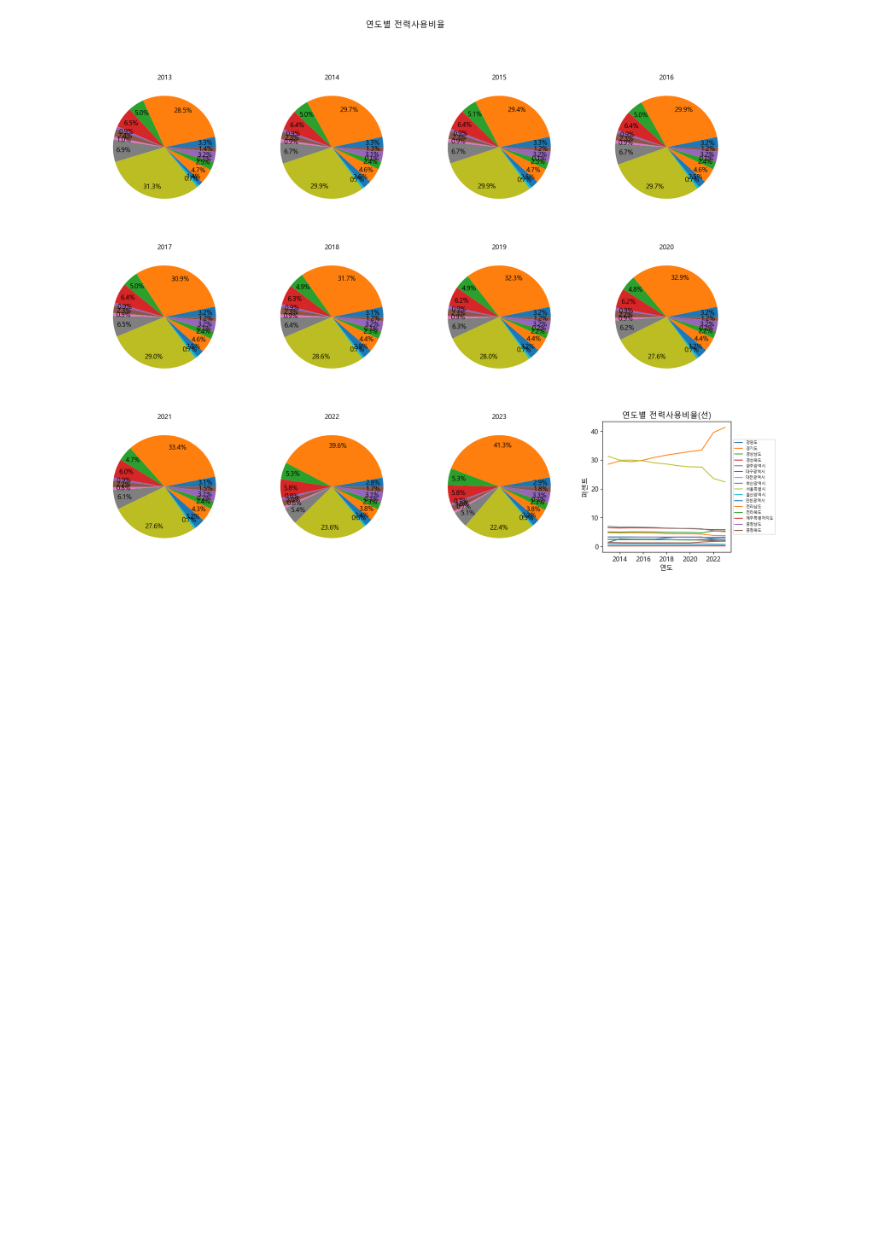
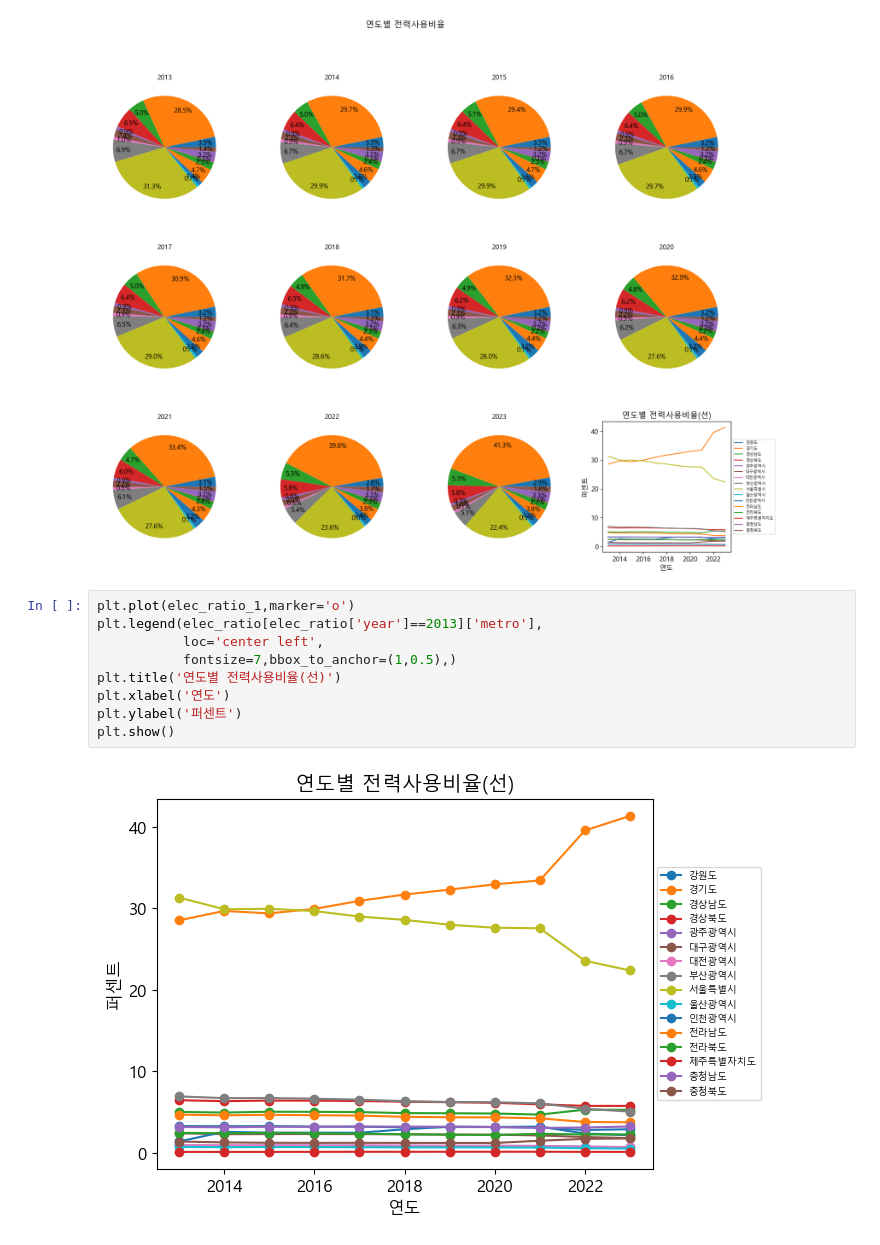
Before and after one commit to SSUUN/kepco_5, a Jupyter notebook: project/동.ipynb, the cells around one changed output. Cells and saved outputs as stored; diff of their text form; blank space fills up the shorter version.

```diff
--- a/project/동.ipynb
+++ b/project/동.ipynb
@@ -311,3 +311,14 @@ axes[2,3].set_ylabel('퍼센트')
 plt.show()
 # %% [output]
 [figure]
+# %%
+plt.plot(elec_ratio_1,marker='o')
+plt.legend(elec_ratio[elec_ratio['year']==2013]['metro'],
+           loc='center left',
+           fontsize=7,bbox_to_anchor=(1,0.5),)
+plt.title('연도별 전력사용비율(선)')
+plt.xlabel('연도')
+plt.ylabel('퍼센트')
+plt.show()
+# %% [output]
+[figure, added]
```
